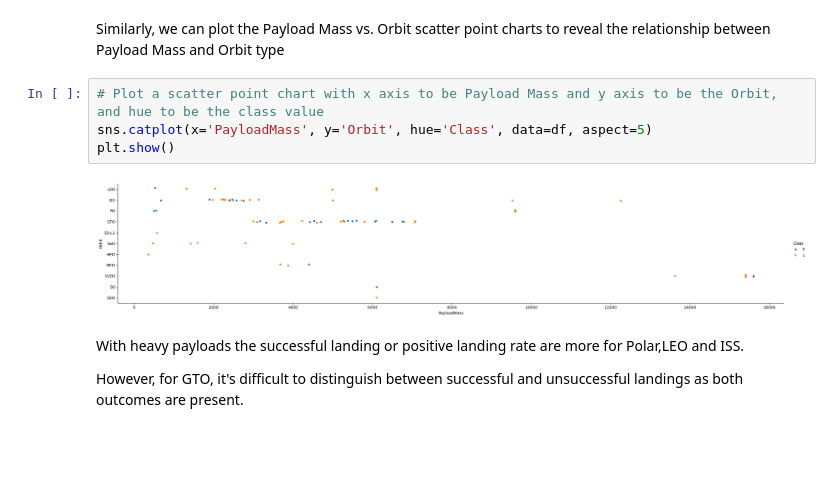
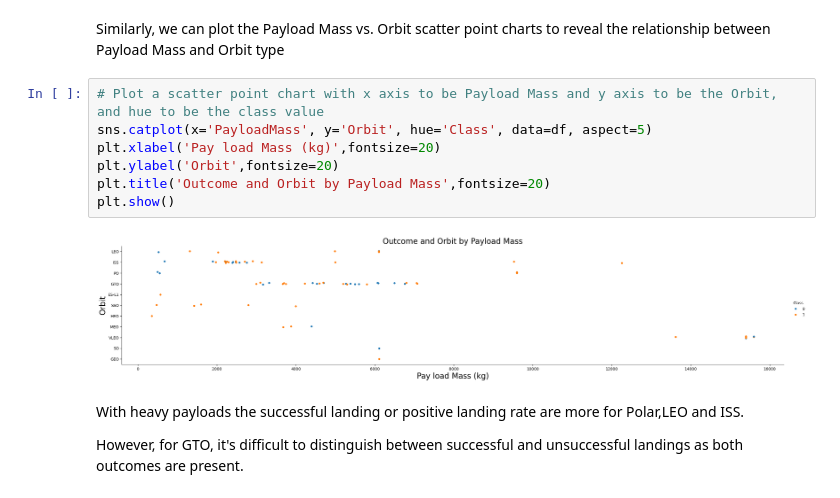
Before and after one commit to Mdawg27265/DataCapstone, a Jupyter notebook: edadataviz (1).ipynb, the cells around one changed output. Cells and saved outputs as stored; diff of their text form; blank space fills up the shorter version.

```diff
--- a/edadataviz (1).ipynb
+++ b/edadataviz (1).ipynb
@@ -156,9 +160,12 @@ Similarly, we can plot the Payload Mass vs. Orbit scatter point charts to reveal
 # %%
 # Plot a scatter point chart with x axis to be Payload Mass and y axis to be the Orbit, and hue to be the class value
 sns.catplot(x='PayloadMass', y='Orbit', hue='Class', data=df, aspect=5)
+plt.xlabel('Pay load Mass (kg)',fontsize=20)
+plt.ylabel('Orbit',fontsize=20)
+plt.title('Outcome and Orbit by Payload Mass',fontsize=20)
 plt.show()
 # %% [output]
-[figure, old version]
+[figure, new version]
 # %% [markdown]
 With heavy payloads the successful landing or positive landing rate are more for Polar,LEO and ISS.
 
```
Also changed, not shown: parts of 5 cells of this notebook.
